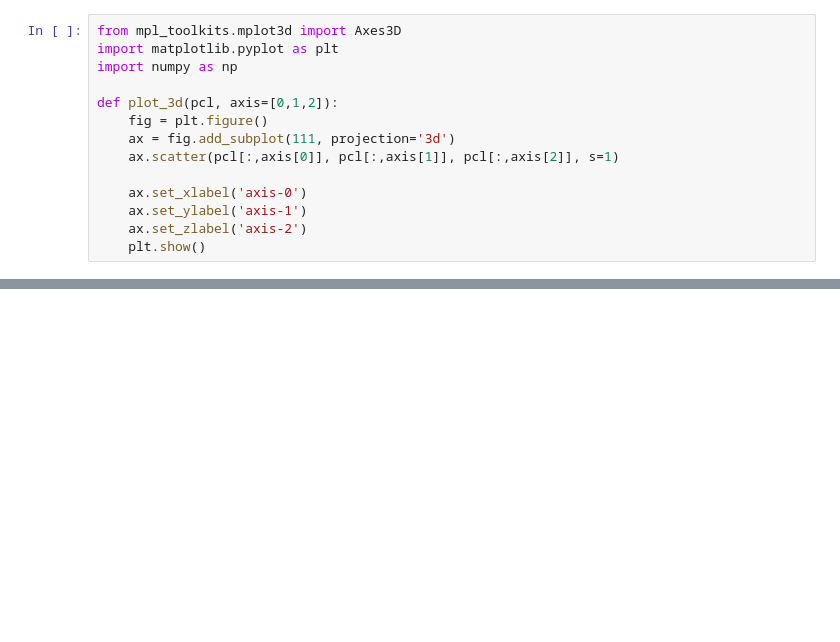
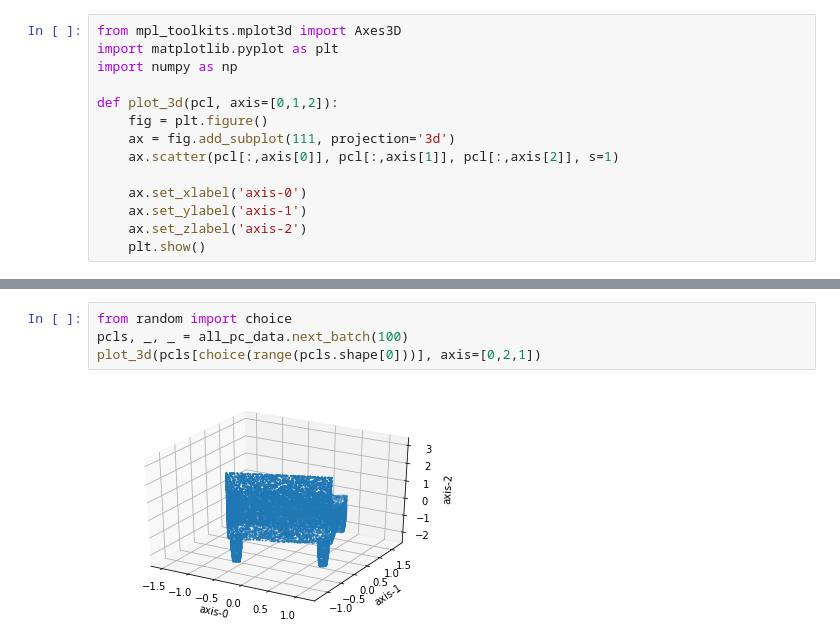
Before and after one commit to stevenygd/latent_3d_points, a Jupyter notebook: notebooks/VisualizeRotation.ipynb, the cells around one changed output, grey strips where cells are left out. Drawn from its saved outputs; the diff is of its cells as text; blank space fills up the shorter version.

```diff
--- a/notebooks/VisualizeRotation.ipynb
+++ b/notebooks/VisualizeRotation.ipynb
@@ -50,0 +63,6 @@ plot_3d(pcls[choice(range(pcls.shape[0]))], axis=[0,2,1])
+# %%
+from random import choice
+pcls, _, _ = all_pc_data.next_batch(100)
+plot_3d(pcls[choice(range(pcls.shape[0]))], axis=[0,2,1])
+# %% [output]
+[figure, added]
```
Also changed, not shown: parts of 3 cells of this notebook.
